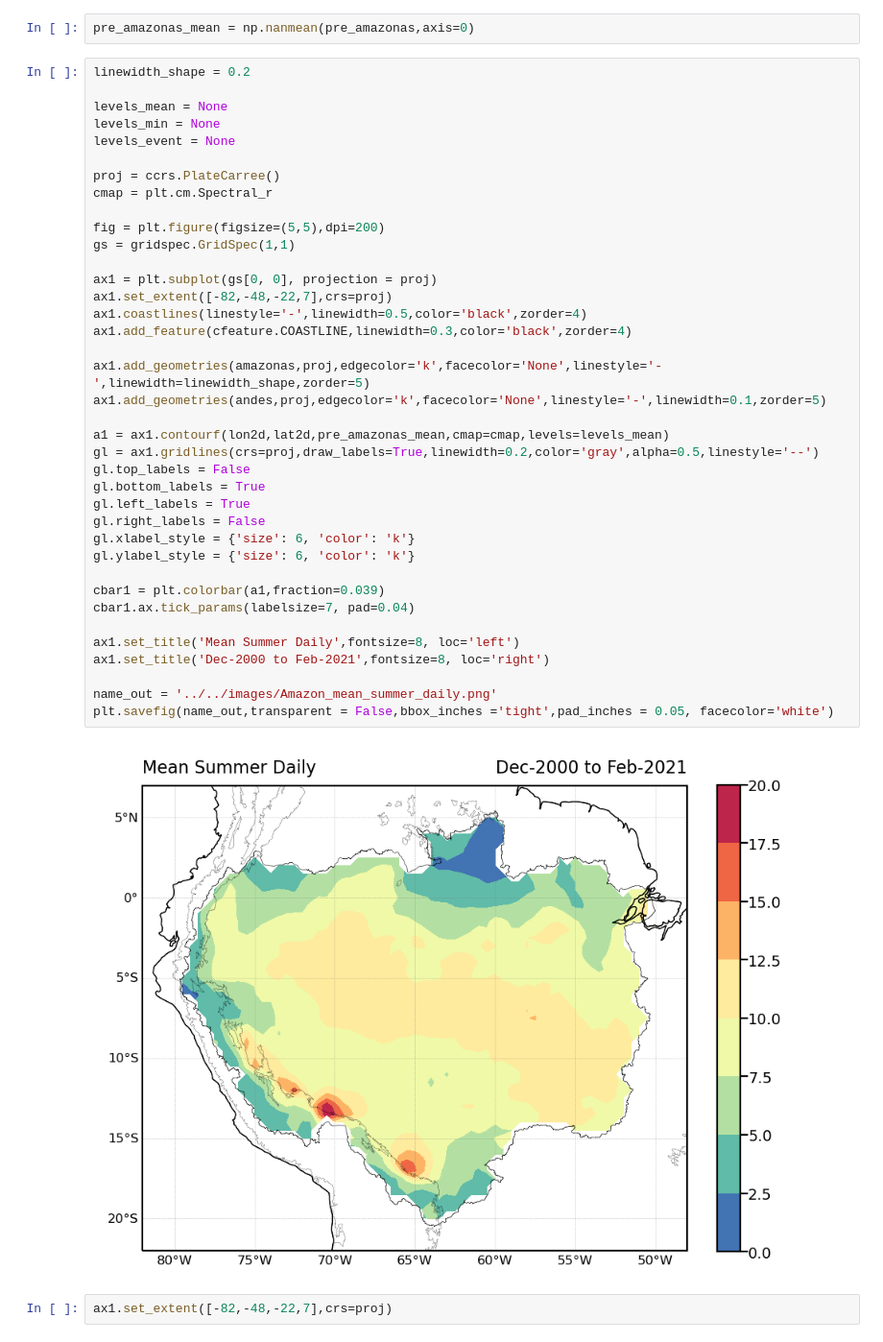
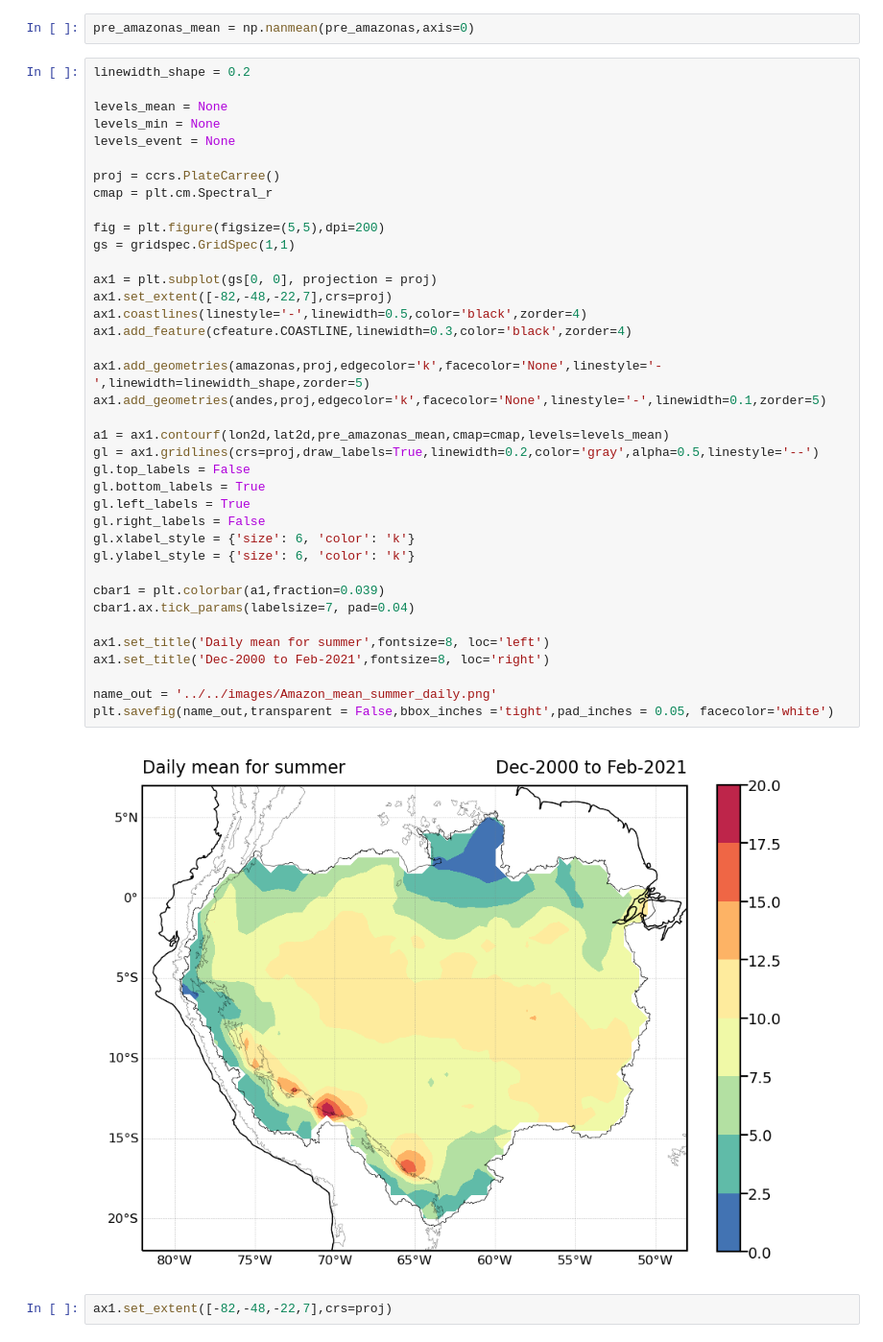
Before and after one commit to mhacarthur/IMERG_processing, a Jupyter notebook: jupyter/extract/amazon.ipynb, the cells around one changed output. Shown at 96% size. Saved outputs shown, nothing was run; the diff lists cells and outputs as text.

Commit message:
update amazon figure title

```diff
--- a/jupyter/extract/amazon.ipynb
+++ b/jupyter/extract/amazon.ipynb
@@ -52,35 +52,35 @@ proj = ccrs.PlateCarree()
 cmap = plt.cm.Spectral_r
 
 fig = plt.figure(figsize=(5,5),dpi=200)
 gs = gridspec.GridSpec(1,1)
 
 ax1 = plt.subplot(gs[0, 0], projection = proj)
 ax1.set_extent([-82,-48,-22,7],crs=proj)
 ax1.coastlines(linestyle='-',linewidth=0.5,color='black',zorder=4)
 ax1.add_feature(cfeature.COASTLINE,linewidth=0.3,color='black',zorder=4)
 
 ax1.add_geometries(amazonas,proj,edgecolor='k',facecolor='None',linestyle='-',linewidth=linewidth_shape,zorder=5)
 ax1.add_geometries(andes,proj,edgecolor='k',facecolor='None',linestyle='-',linewidth=0.1,zorder=5)
 
 a1 = ax1.contourf(lon2d,lat2d,pre_amazonas_mean,cmap=cmap,levels=levels_mean)
 gl = ax1.gridlines(crs=proj,draw_labels=True,linewidth=0.2,color='gray',alpha=0.5,linestyle='--')
 gl.top_labels = False
 gl.bottom_labels = True
 gl.left_labels = True
 gl.right_labels = False
 gl.xlabel_style = {'size': 6, 'color': 'k'}
 gl.ylabel_style = {'size': 6, 'color': 'k'}
 
 cbar1 = plt.colorbar(a1,fraction=0.039)
 cbar1.ax.tick_params(labelsize=7, pad=0.04)
 
-ax1.set_title('Mean Summer Daily',fontsize=8, loc='left')
+ax1.set_title('Daily mean for summer',fontsize=8, loc='left')
 ax1.set_title('Dec-2000 to Feb-2021',fontsize=8, loc='right')
 
 name_out = '../../images/Amazon_mean_summer_daily.png'
 plt.savefig(name_out,transparent = False,bbox_inches ='tight',pad_inches = 0.05, facecolor='white')
 # %% [output]
-[figure, old version]
+[figure, new version]
 # %%
 ax1.set_extent([-82,-48,-22,7],crs=proj)
 # %%
```
Also changed, not shown: parts of 1 cell of this notebook, 1 other file.
